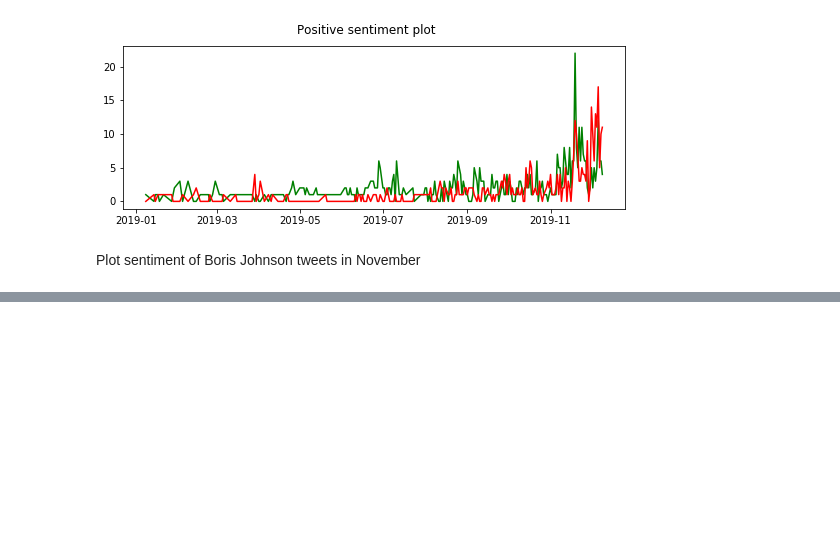
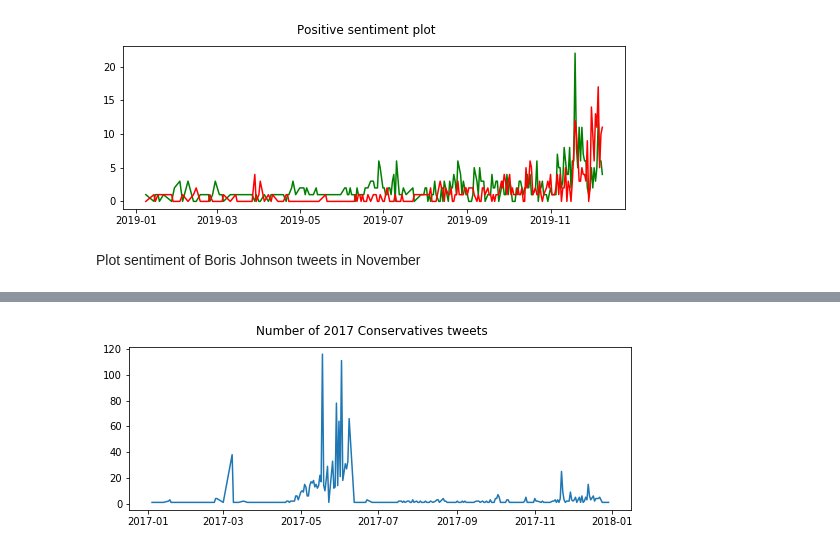
Before and after one commit to Marciniec/twitter-sentiment-analysis, a Jupyter notebook: Twitter.ipynb, the cells around one changed output, grey strips where cells are left out. Cells and saved outputs as stored; diff of their text form; code cells hidden in the pictures; blank space fills up the shorter version.

```diff
--- a/Twitter.ipynb
+++ b/Twitter.ipynb
@@ -418,0 +440,4 @@ Plot sentiment of Boris Johnson tweets in November
+# %%
+plot_count('2017-01-01', '2018-01-01',df, 'Number of 2017 Conservatives tweets')
+# %% [output]
+[figure, added]
```
Also changed, not shown: parts of 24 cells of this notebook.
